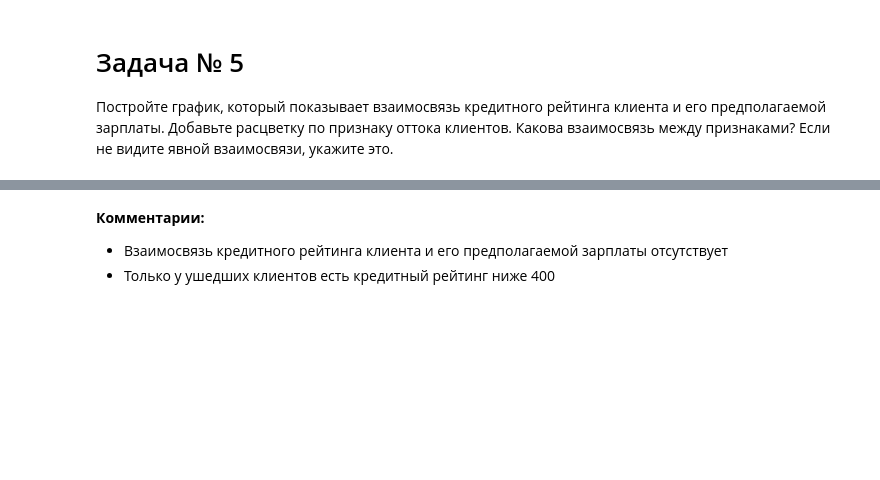
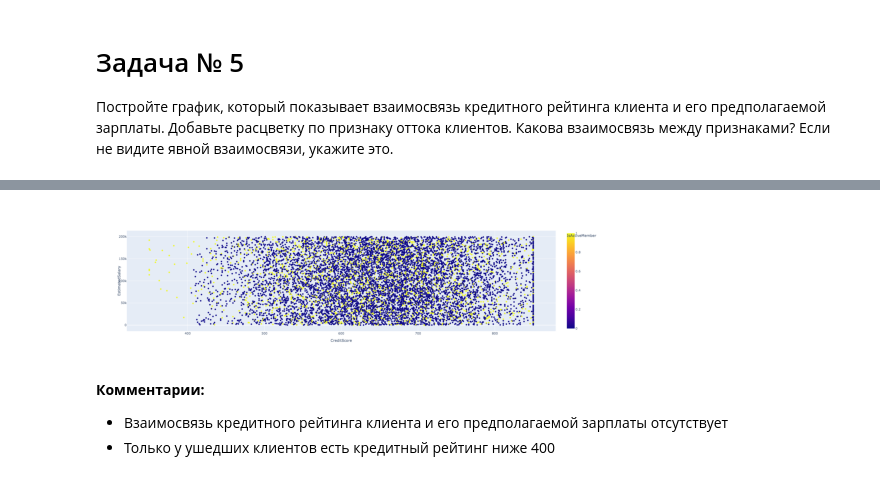
Before and after one commit to costaM705/sf_dst, a Jupyter notebook: practice_2/practice_2.ipynb, the cells around one changed output, grey strips where cells are left out. Cells and saved outputs as stored; diff of their text form; code cells hidden in the pictures; blank space fills up the shorter version.

```diff
--- a/practice_2/practice_2.ipynb
+++ b/practice_2/practice_2.ipynb
@@ -187,3 +220,11 @@ px.scatter(churn_data, x = 'CreditScore', y = 'EstimatedSalary', color = 'IsActi
+# %%
+# Выводим сохранённый график на Github
+img = Image.open('fig_5.png')
+plt.imshow(img)
+plt.axis('off')
+plt.show()
+# %% [output]
+[figure, added]
 # %% [markdown]
 **Комментарии:**
 
```
Also changed, not shown: parts of 20 cells of this notebook.
